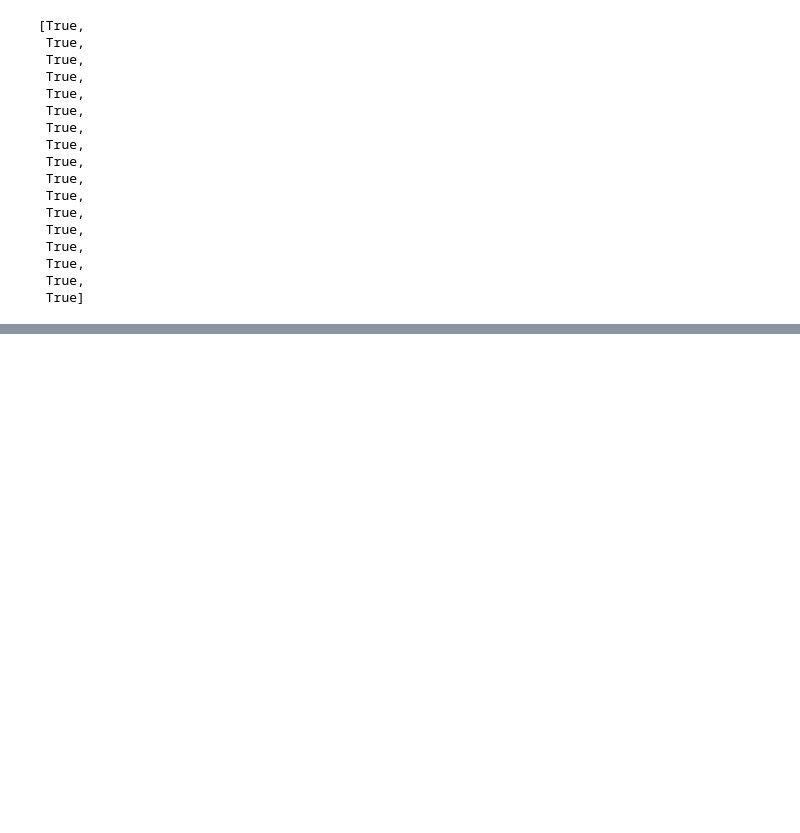
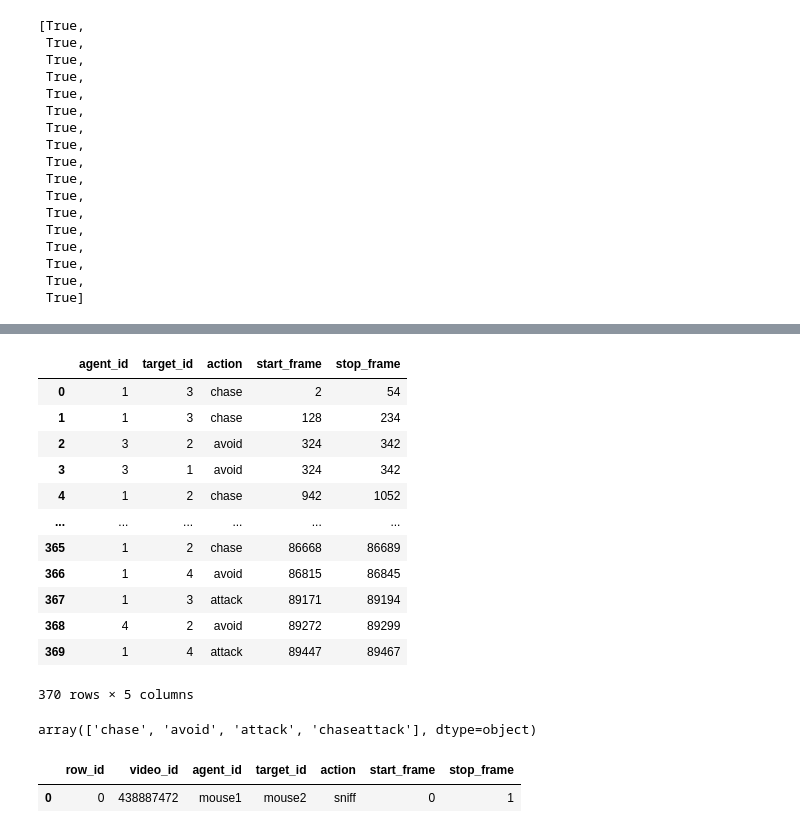
Before and after one commit to falsematrix/mabe, a Jupyter notebook: eda/eda.ipynb, the cells around one changed output, grey strips where cells are left out. Saved outputs shown, nothing was run; the diff lists cells and outputs as text; code cells hidden in the pictures; blank space fills up the shorter version.

```diff
--- a/eda/eda.ipynb
+++ b/eda/eda.ipynb
@@ -674,3 +663,7 @@ grp_video_ids
  True,
  True,
  True]
+# %%
+annotation_path = os.path.join(path, "train_annotation")
+ds_annotation_names = get_file_names(annotation_path)
+ds_annotation_names
@@ -676,0 +690,4 @@ grp_video_ids
+# %%
+ds_ann_path = os.path.join(annotation_path, ds_annotation_names[0])
+ds_annotation_files = get_file_names(ds_ann_path)
+ds_annotation_files
@@ -676,0 +733,3 @@ grp_video_ids
+# %%
+ann = get_parqt(os.path.join(ds_ann_path, ds_annotation_files[0]))
+ann.head()
@@ -676,0 +743,26 @@ grp_video_ids
+# %%
+ann
+# %% [output]
+|  | agent_id | target_id | action | start_frame | stop_frame |
+| 0 | 1 | 3 | chase | 2 | 54 |
+| 1 | 1 | 3 | chase | 128 | 234 |
+| 2 | 3 | 2 | avoid | 324 | 342 |
+| 3 | 3 | 1 | avoid | 324 | 342 |
+| 4 | 1 | 2 | chase | 942 | 1052 |
+| ... | ... | ... | ... | ... | ... |
+| 365 | 1 | 2 | chase | 86668 | 86689 |
+| 366 | 1 | 4 | avoid | 86815 | 86845 |
+| 367 | 1 | 3 | attack | 89171 | 89194 |
+| 368 | 4 | 2 | avoid | 89272 | 89299 |
+| 369 | 1 | 4 | attack | 89447 | 89467 |
+370 rows × 5 columns
+# %%
+ann["action"].unique()
+# %% [output]
+array(['chase', 'avoid', 'attack', 'chaseattack'], dtype=object)
+# %%
+sample = get_csv(os.path.join(path, "sample_submission.csv"))
+sample.head()
+# %% [output]
+|  | row_id | video_id | agent_id | target_id | action | start_frame | stop_frame |
+| 0 | 0 | 438887472 | mouse1 | mouse2 | sniff | 0 | 1 |
```
Also changed, not shown: parts of 11 cells of this notebook.
